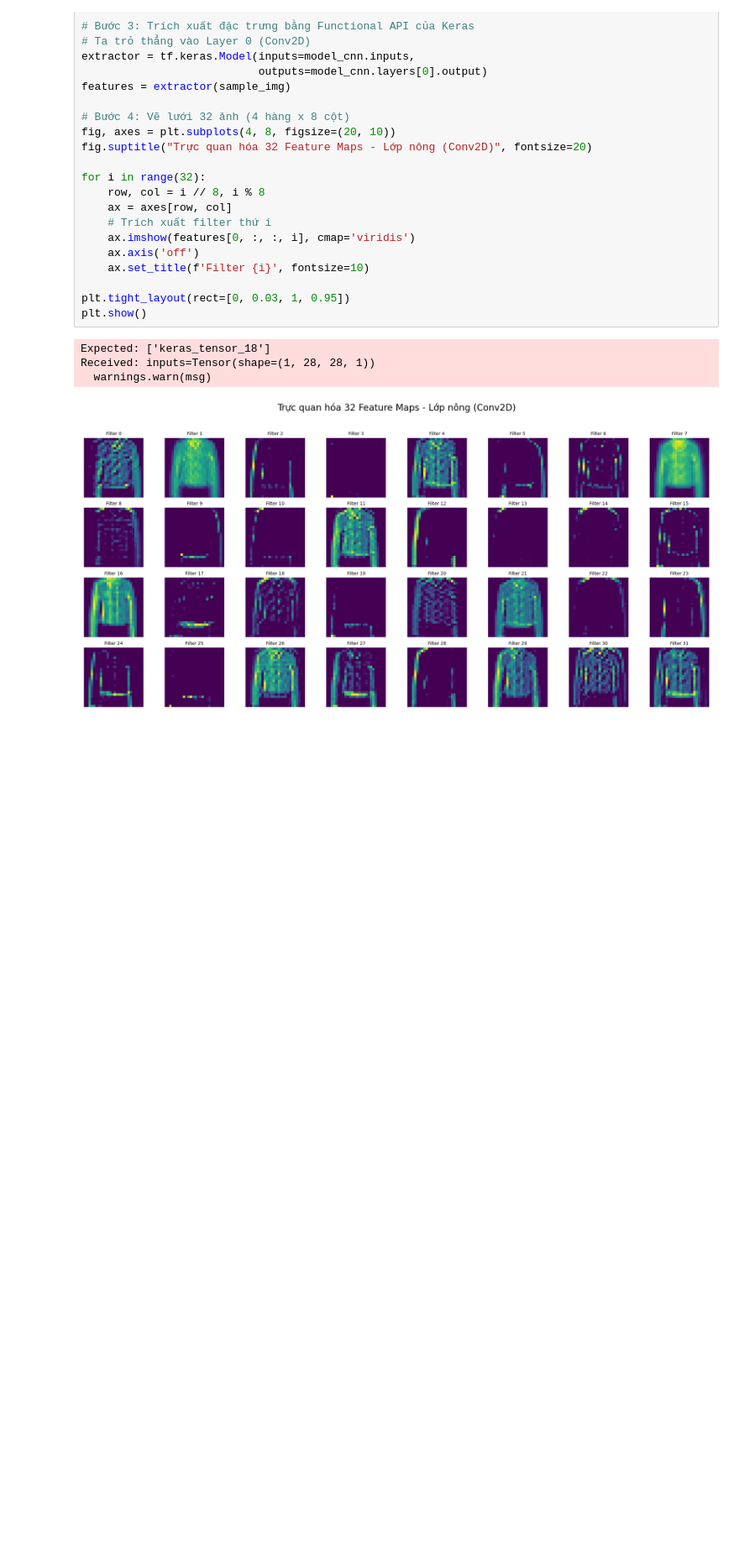
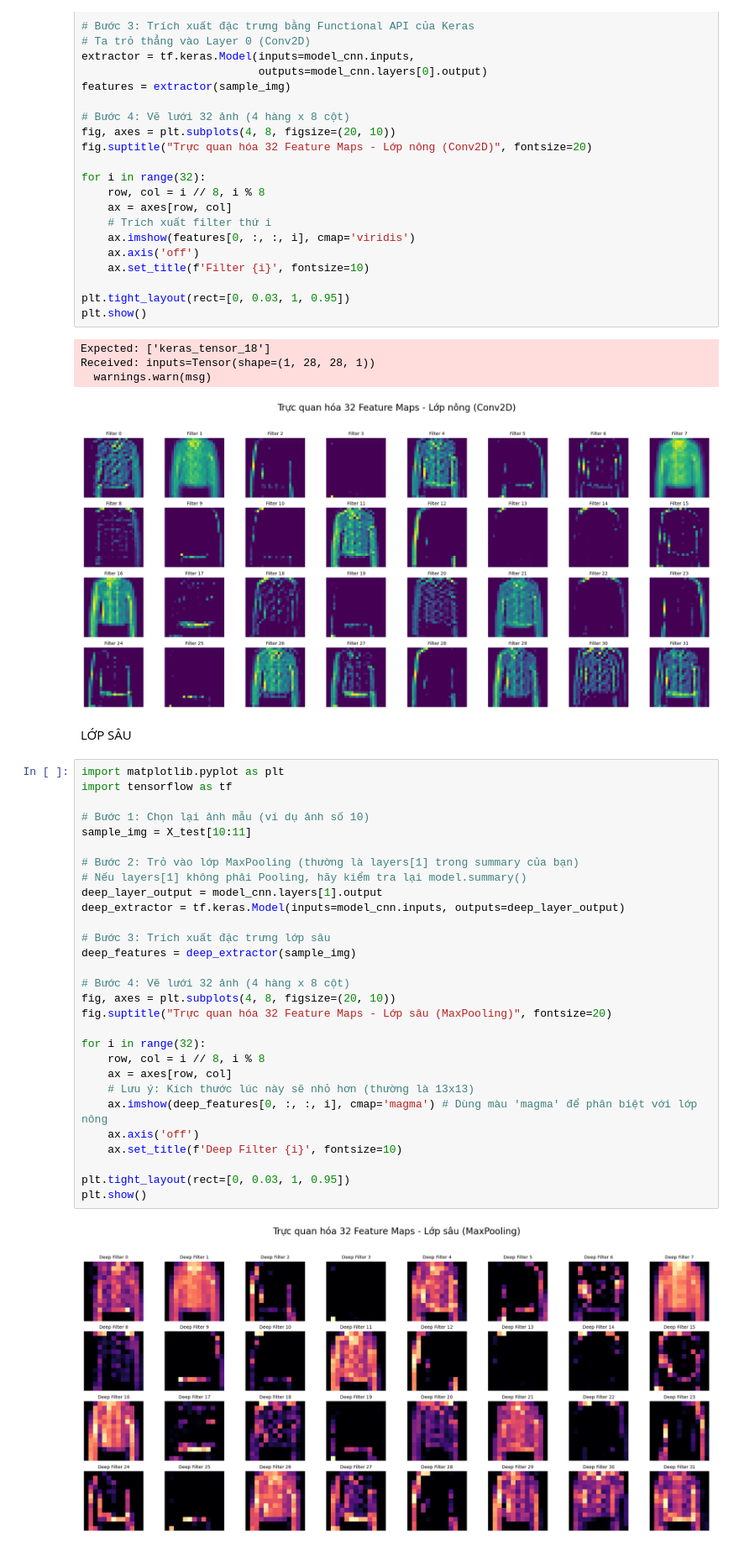
Before and after one commit to dangchicong/hocsau, a Jupyter notebook: Do_an.ipynb, the cells around one changed output. Shown at 84% size. Saved outputs shown, nothing was run; the diff lists cells and outputs as text; blank space fills up the shorter version.

```diff
--- a/Do_an.ipynb
+++ b/Do_an.ipynb
@@ -778,3 +780,36 @@ Expected: ['keras_tensor_18']
 Received: inputs=Tensor(shape=(1, 28, 28, 1))
   warnings.warn(msg)
 [figure]
+# %% [markdown]
+LỚP SÂU
+# %%
+import matplotlib.pyplot as plt
+import tensorflow as tf
+
+# Bước 1: Chọn lại ảnh mẫu (ví dụ ảnh số 10)
+sample_img = X_test[10:11]
+
+# Bước 2: Trỏ vào lớp MaxPooling (thường là layers[1] trong summary của bạn)
+# Nếu layers[1] không phải Pooling, hãy kiểm tra lại model.summary()
+deep_layer_output = model_cnn.layers[1].output
+deep_extractor = tf.keras.Model(inputs=model_cnn.inputs, outputs=deep_layer_output)
+
+# Bước 3: Trích xuất đặc trưng lớp sâu
+deep_features = deep_extractor(sample_img)
+
+# Bước 4: Vẽ lưới 32 ảnh (4 hàng x 8 cột)
+fig, axes = plt.subplots(4, 8, figsize=(20, 10))
+fig.suptitle("Trực quan hóa 32 Feature Maps - Lớp sâu (MaxPooling)", fontsize=20)
+
+for i in range(32):
+    row, col = i // 8, i % 8
+    ax = axes[row, col]
+    # Lưu ý: Kích thước lúc này sẽ nhỏ hơn (thường là 13x13)
+    ax.imshow(deep_features[0, :, :, i], cmap='magma') # Dùng màu 'magma' để phân biệt với lớp nông
+    ax.axis('off')
+    ax.set_title(f'Deep Filter {i}', fontsize=10)
+
+plt.tight_layout(rect=[0, 0.03, 1, 0.95])
+plt.show()
+# %% [output]
+[figure, added]
```
Also changed, not shown: parts of 1 cell of this notebook.
